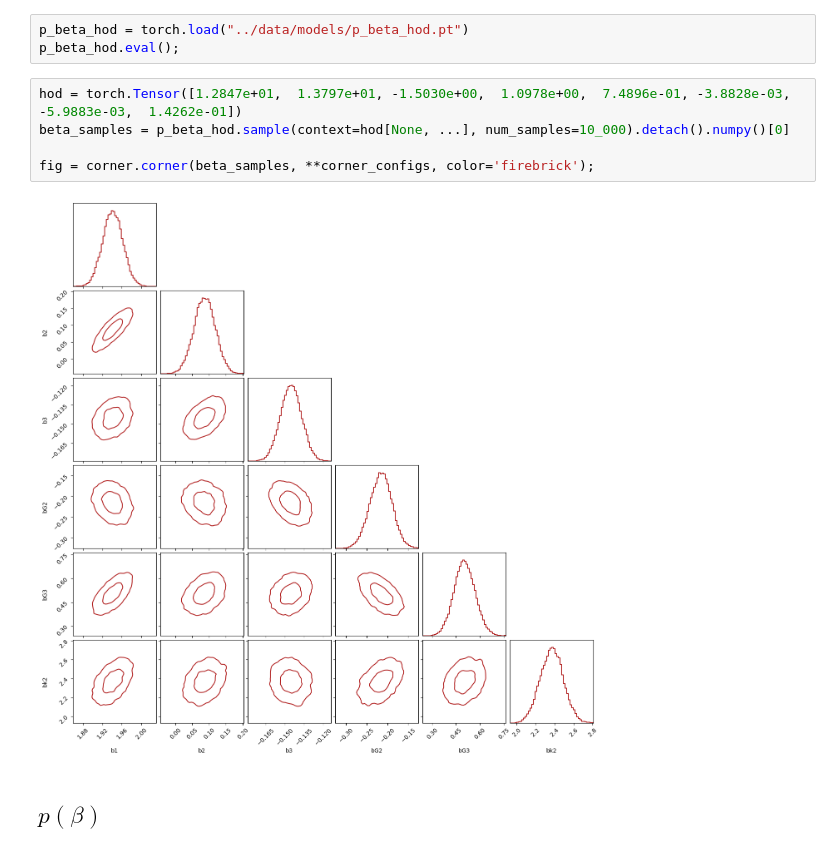
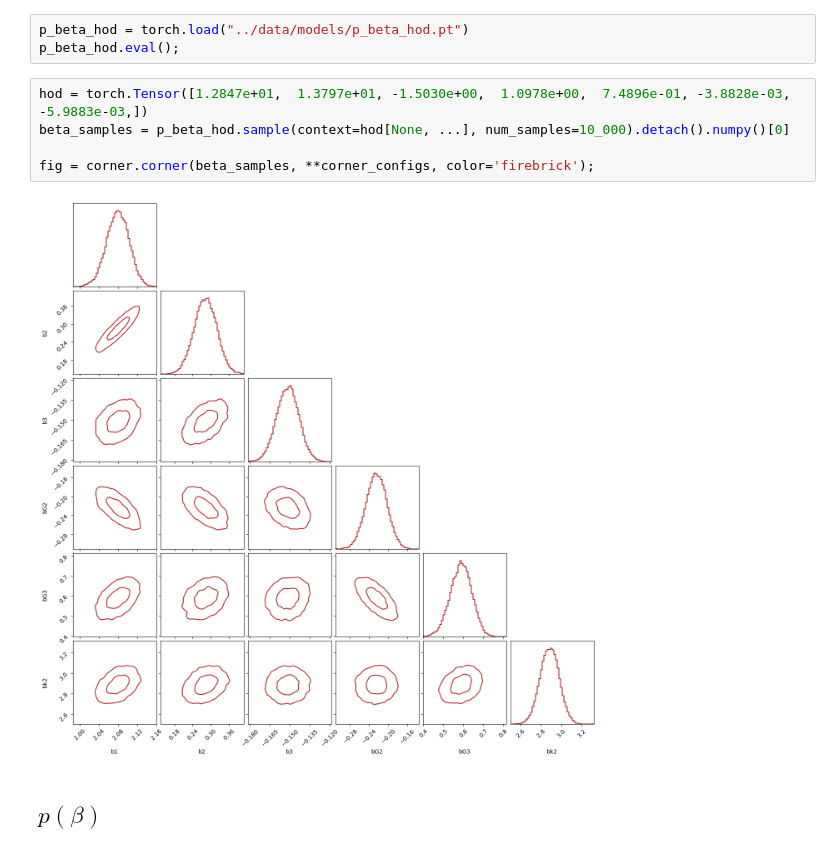
Before and after one commit to smsharma/eft-hod, a Jupyter notebook: notebooks/02_usage.ipynb, the cells around one changed output. Saved outputs shown, nothing was run; the diff lists cells and outputs as text.

```diff
--- a/notebooks/02_usage.ipynb
+++ b/notebooks/02_usage.ipynb
@@ -22,12 +22,12 @@ Conditional sampling:
 p_beta_hod = torch.load("../data/models/p_beta_hod.pt")
 p_beta_hod.eval();
 # %%
-hod = torch.Tensor([1.2847e+01,  1.3797e+01, -1.5030e+00,  1.0978e+00,  7.4896e-01, -3.8828e-03, -5.9883e-03,  1.4262e-01])
+hod = torch.Tensor([1.2847e+01,  1.3797e+01, -1.5030e+00,  1.0978e+00,  7.4896e-01, -3.8828e-03, -5.9883e-03,])
 beta_samples = p_beta_hod.sample(context=hod[None, ...], num_samples=10_000).detach().numpy()[0]
 
 fig = corner.corner(beta_samples, **corner_configs, color='firebrick');
 # %% [output]
-[figure, old version]
+[figure, new version]
 # %% [markdown]
 ## $p(\beta)$
 # %%
```
Also changed, not shown: parts of 2 cells of this notebook, 5 other files.
